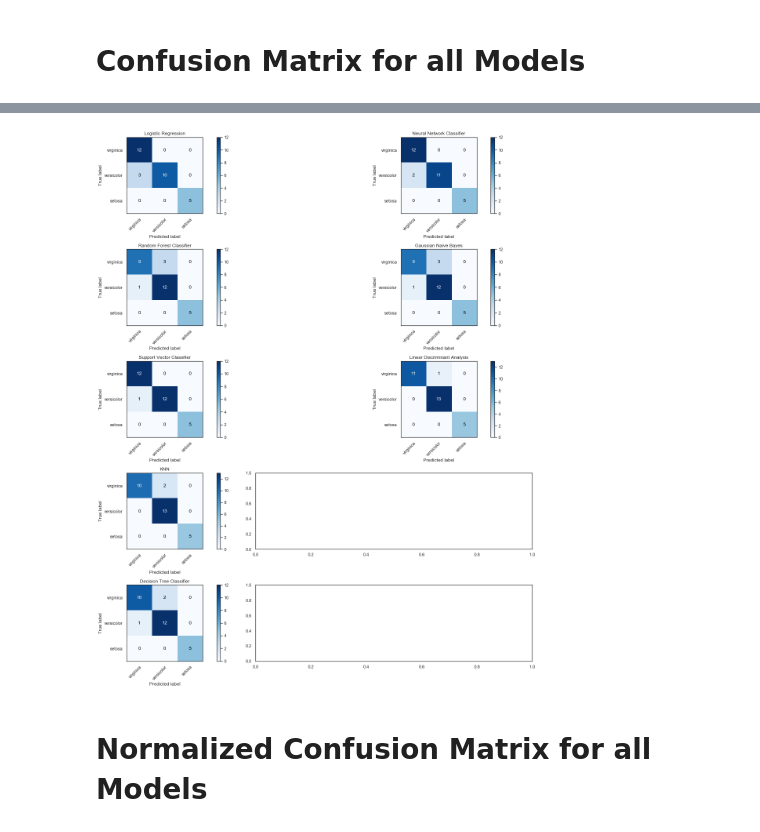
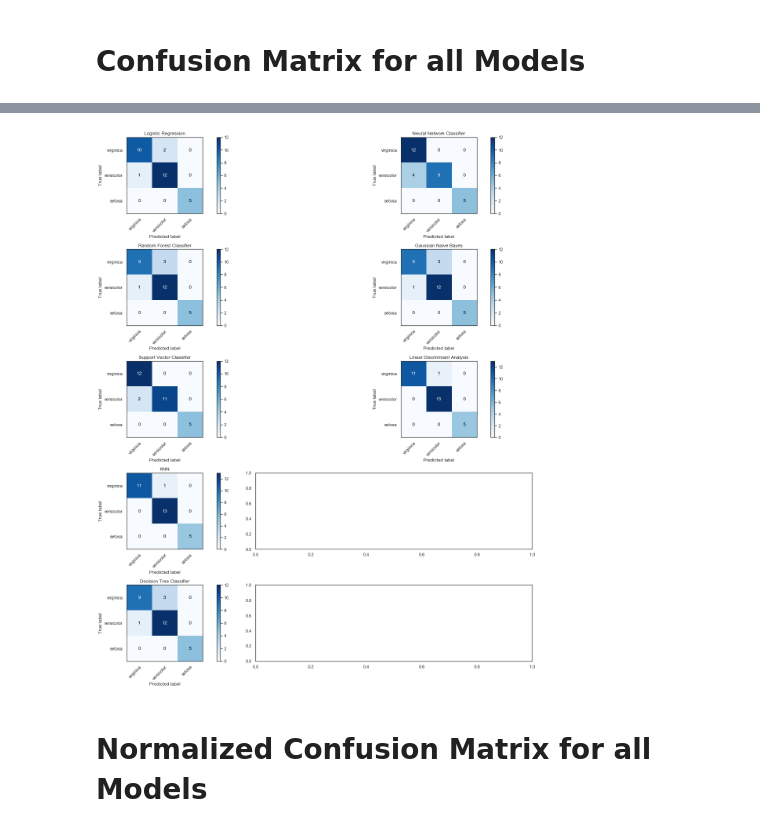
Before and after one commit to 2100mai/Machine_Learning_My_Public_Repo, a Jupyter notebook: IRIS_all_models_comparison_public.ipynb, the cells around one changed output, grey strips where cells are left out. Saved outputs shown, nothing was run; the diff lists cells and outputs as text; code cells hidden in the pictures.

```diff
--- a/IRIS_all_models_comparison_public.ipynb
+++ b/IRIS_all_models_comparison_public.ipynb
@@ -209,7 +209,9 @@ models.extend([
                   {'parameters':  {
                     'hidden_layer_sizes': [(10,), (50,), (100,)],
                     'activation': ['relu', 'tanh', 'logistic'],
-                    'learning_rate': ['constant', 'invscaling', 'adaptive']
+                    'learning_rate': ['constant', 'invscaling', 'adaptive'],
+                    'max_iter': [500],
+                     'tol': [0.005]
                                     }
                   }
                  ),
@@ -578,8 +586,8 @@ for jk in range(2):
         ii+=1
         if ii > len(models)-1: break
 
-        model = models[ii][1]
-        model_name = models[ii][0]
+        model = fit_model_list[ii][2][0]
+        model_name = fit_model_list[ii][0]
             # fit
         y_pred = model.fit(X_train,y_train).predict(X_val)
 
@@ -596,34 +604,34 @@ for jk in range(2):
             cm = cm.astype('float') / cm.sum(axis=1)[:, np.newaxis]
 
         ax = axarr[k, jk]
 
         im = ax.imshow(cm, interpolation='nearest', cmap=cmap)
         ax.figure.colorbar(im, ax=ax)
         # We want to show all ticks...
         ax.set(xticks=np.arange(cm.shape[1]),
             yticks=np.arange(cm.shape[0]),
             # ... and label them with the respective list entries
             xticklabels=classes, yticklabels=classes,
             title=model_name,
             # title=title,
             ylabel='True label',
             xlabel='Predicted label')
 
         # Rotate the tick labels and set their alignment.
         plt.setp(ax.get_xticklabels(), rotation=45, ha="right",
                 rotation_mode="anchor")
 
         # Loop over data dimensions and create text annotations.
         fmt = '.2f' if normalize else 'd'
         thresh = cm.max() / 2.
         for i in range(cm.shape[0]):
             for j in range(cm.shape[1]):
                 ax.text(j, i, format(cm[i, j], fmt),
                         ha="center", va="center",
                         color="white" if cm[i, j] > thresh else "black")
 fig.tight_layout()
 # %% [output]
-[figure, old version]
+[figure, new version]
 # %% [markdown]
 # Normalized Confusion Matrix for all Models
 # %%
```
Also changed, not shown: parts of 10 cells of this notebook.
